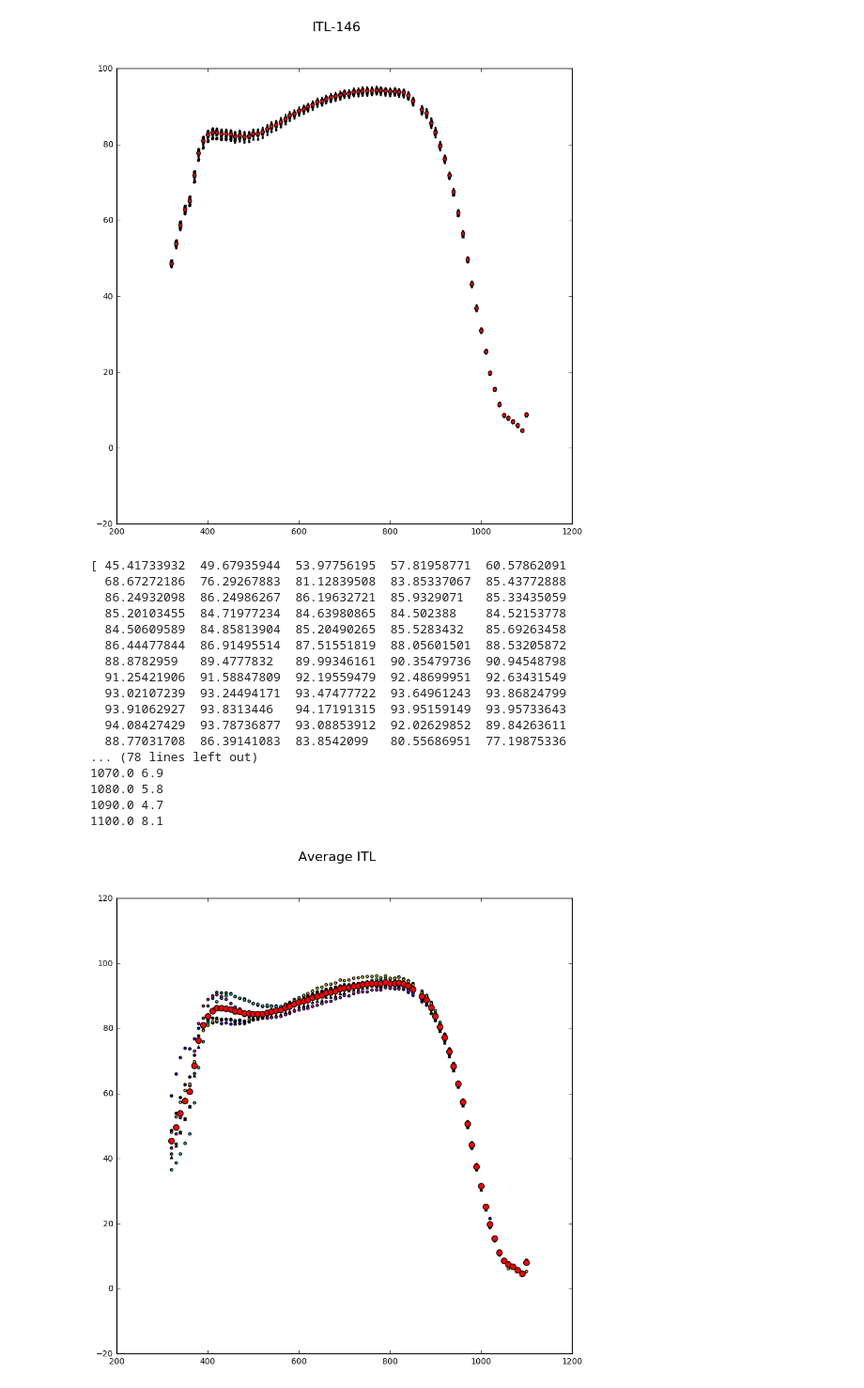
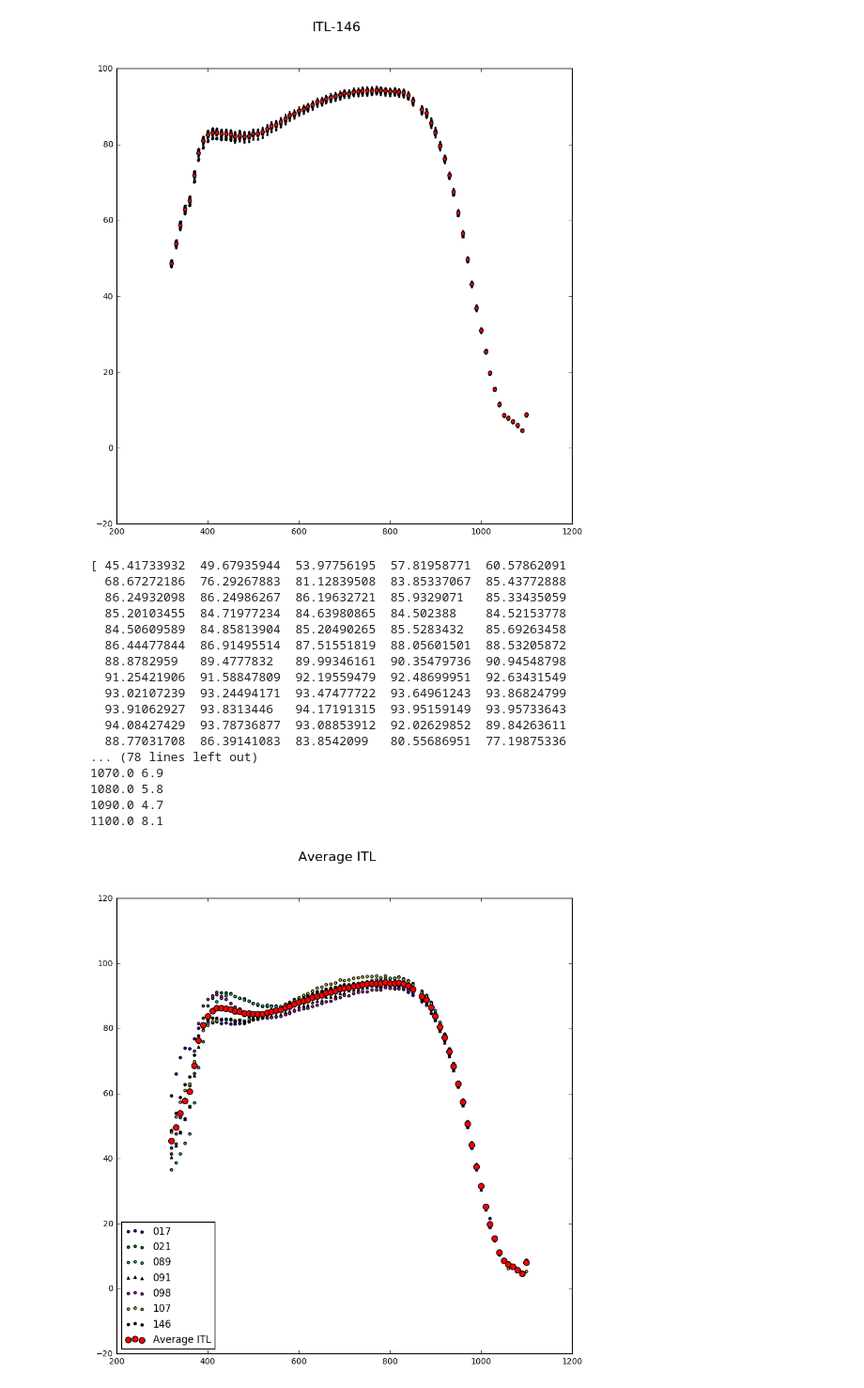
Before and after one commit to smr456/QEcurves, a Jupyter notebook: ITLqe_v1.ipynb, the cells around one changed output. Shown: that part at 94% size. Cells and saved outputs as stored; diff of their text form; code cells hidden in the pictures.

```diff
--- a/ITLqe_v1.ipynb
+++ b/ITLqe_v1.ipynb
@@ -399,38 +399,39 @@ fig1.savefig('ITL-146.pdf')
 # %%
 superavg=(avg017+avg021+avg089+avg091+avg098+avg107+avg146)/7
 print (superavg)
 #for item in superavg:
 #print (round(item,1))
 for i in range(len(superavg)):
     print (round(wavelength[i],1),round(superavg[i],1))
 fig1=plt.figure(1,[figwidth,figheight])
 #fig1.ylabel('QE')
 fig1.suptitle('Average ITL', fontsize=16)
-plt.scatter(wavelength, avg017, 10,'blue')
-plt.scatter(wavelength, avg021, 10,'g')
-plt.scatter(wavelength, avg089, 10,'c')
-plt.scatter(wavelength, avg091, 10,'black','^')
-plt.scatter(wavelength, avg098, 10,'m')
-plt.scatter(wavelength, avg107, 10,'y')
-plt.scatter(wavelength, avg146, 10,'k')
-plt.scatter(wavelength, superavg, 50,'r')
+plt.scatter(wavelength, avg017, 10,'blue',label='017')
+plt.scatter(wavelength, avg021, 10,'g', label='021')
+plt.scatter(wavelength, avg089, 10,'c', label='089')
+plt.scatter(wavelength, avg091, 10,'black','^', label='091')
+plt.scatter(wavelength, avg098, 10,'m', label='098')
+plt.scatter(wavelength, avg107, 10,'y', label='107')
+plt.scatter(wavelength, avg146, 10,'k', label='146')
+plt.scatter(wavelength, superavg, 50,'r', label='Average ITL')
+pylab.legend(loc='lower left')
 fig1.savefig('ITLaverage.pdf')
 # %% [output]
 [ 45.41733932  49.67935944  53.97756195  57.81958771  60.57862091
   68.67272186  76.29267883  81.12839508  83.85337067  85.43772888
   86.24932098  86.24986267  86.19632721  85.9329071   85.33435059
   85.20103455  84.71977234  84.63980865  84.502388    84.52153778
   84.50609589  84.85813904  85.20490265  85.5283432   85.69263458
   86.44477844  86.91495514  87.51551819  88.05601501  88.53205872
   88.8782959   89.4777832   89.99346161  90.35479736  90.94548798
   91.25421906  91.58847809  92.19559479  92.48699951  92.63431549
   93.02107239  93.24494171  93.47477722  93.64961243  93.86824799
   93.91062927  93.8313446   94.17191315  93.95159149  93.95733643
   94.08427429  93.78736877  93.08853912  92.02629852  89.84263611
   88.77031708  86.39141083  83.8542099   80.55686951  77.19875336
 ... (78 lines left out)
 1070.0 6.9
 1080.0 5.8
 1090.0 4.7
 1100.0 8.1
-[figure, old version]
+[figure, new version]
```
